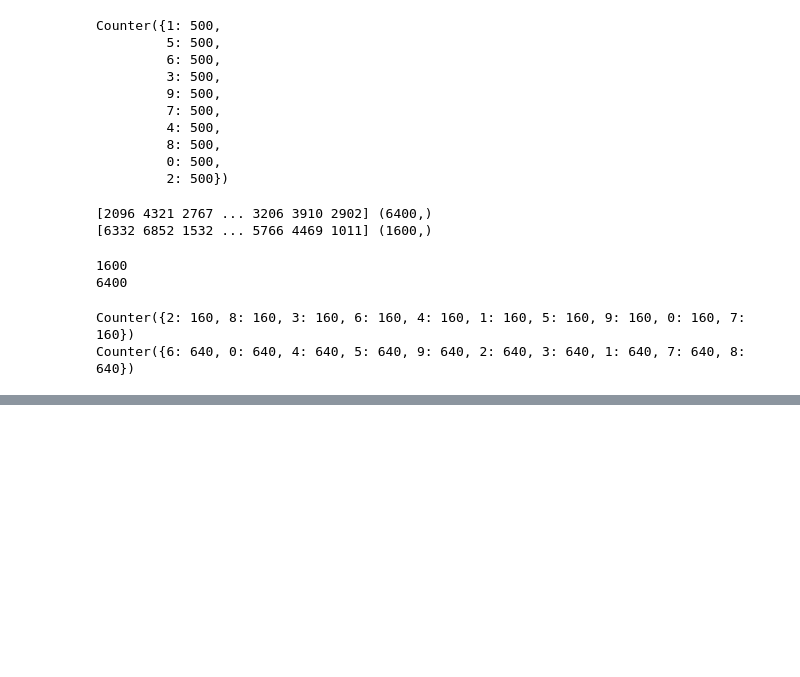
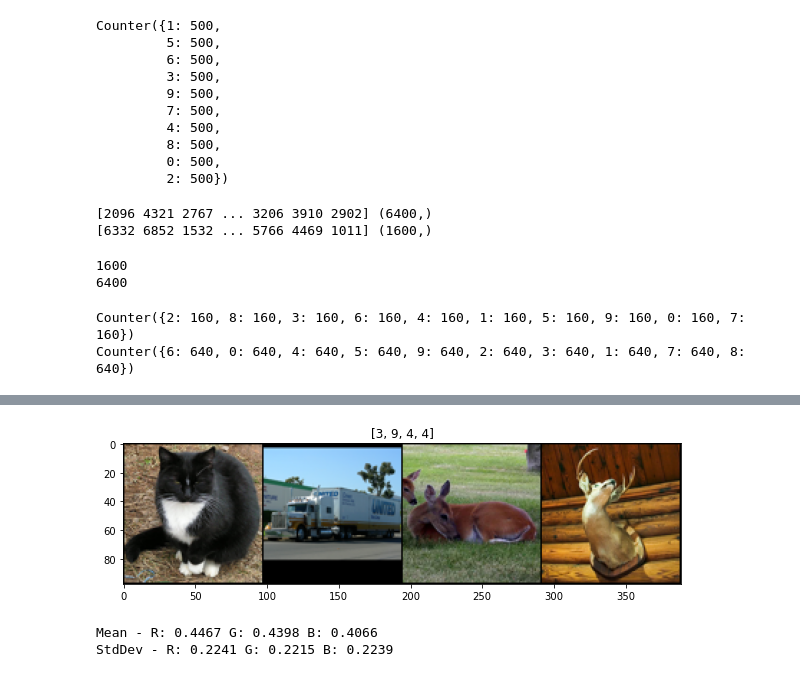
Before and after one commit to billbai0102/DeepLearning, a Jupyter notebook: STL-10 Classifier/classifier.ipynb, the cells around one changed output, grey strips where cells are left out. Saved outputs shown, nothing was run; the diff lists cells and outputs as text; code cells hidden in the pictures; blank space fills up the shorter version.

```diff
--- a/STL-10 Classifier/classifier.ipynb
+++ b/STL-10 Classifier/classifier.ipynb
@@ -96,0 +118,11 @@ Counter({6: 640, 0: 640, 4: 640, 5: 640, 9: 640, 2: 640, 3: 640, 1: 640, 7: 640,
+# %%
+img_idx_v = np.random.randint(0, len(val_ds), 4)
+
+img_X_v = [val_ds[i][0] for i in img_idx_v]
+img_y_v = [val_ds[i][1] for i in img_idx_v]
+grid_v = utils.make_grid(img_X_v, nrow=4, padding=1)
+
+plt.figure(figsize=(10, 10))
+show(grid_v, img_y_v)
+# %% [output]
+[figure, added]
@@ -96,0 +136,6 @@ Counter({6: 640, 0: 640, 4: 640, 5: 640, 9: 640, 2: 640, 3: 640, 1: 640, 7: 640,
+# %%
+print(f'Mean - R: {mean_r:.4f} G: {mean_g:.4f} B: {mean_b:.4f}')
+print(f'StdDev - R: {std_r:.4f} G: {std_g:.4f} B: {std_b:.4f}')
+# %% [output]
+Mean - R: 0.4467 G: 0.4398 B: 0.4066
+StdDev - R: 0.2241 G: 0.2215 B: 0.2239
```
Also changed, not shown: parts of 9 cells of this notebook, 2 other files.
